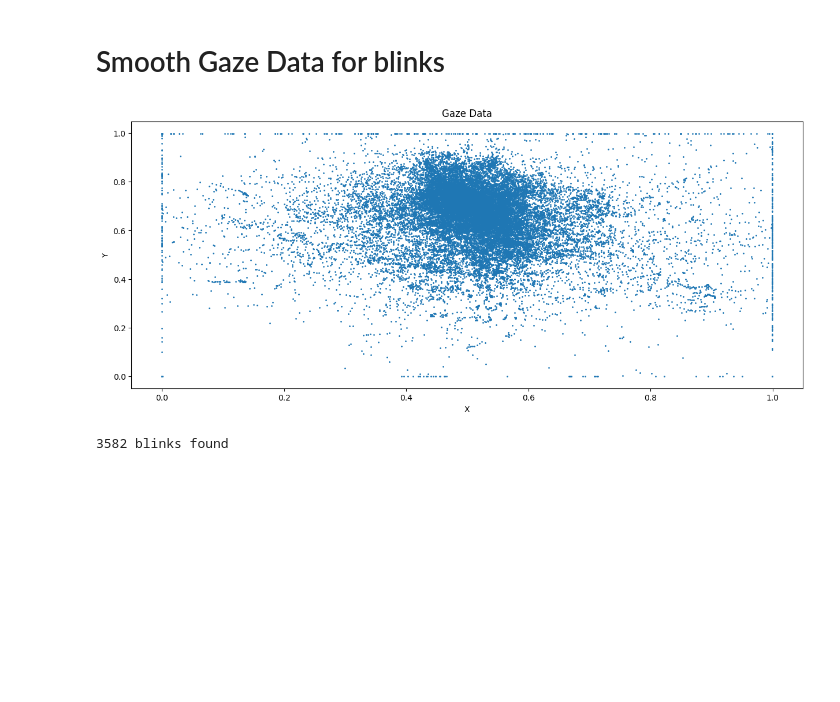
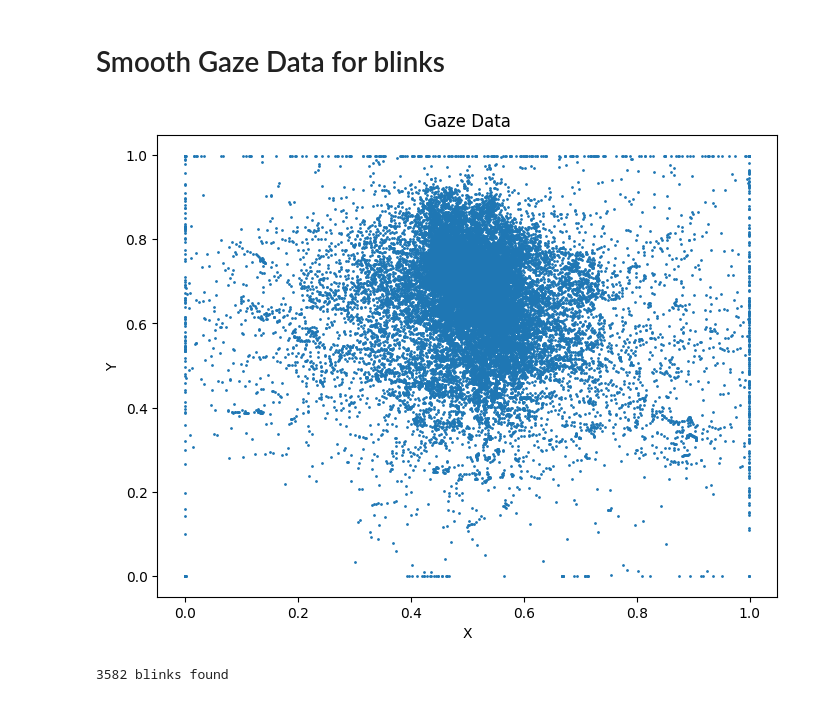
Before and after one commit to MichelleAppel/SCAPE, a Jupyter notebook: notebooks/gaze_demo.ipynb, the cells around one changed output. Saved outputs shown, nothing was run; the diff lists cells and outputs as text; code cells hidden in the pictures; blank space fills up the shorter version.

```diff
--- a/notebooks/gaze_demo.ipynb
+++ b/notebooks/gaze_demo.ipynb
@@ -419,15 +420,15 @@ plt.show()
 # Smooth Gaze Data for blinks
 # %%
 # plot eye gaze data
-plt.figure(figsize=(15, 6))
+plt.figure(figsize=(8, 6))
 # scatterplot x,y gaze data
 plt.scatter(gaze_data[:,0], gaze_data[:,1], s=1)
 plt.title('Gaze Data')
 plt.xlabel('X')
 plt.ylabel('Y')
 plt.show()
 # %% [output]
-[figure, old version]
+[figure, new version]
 # %%
 blink_epsilon = 0.05
 # find blinks where x or y is less than epsilon or more than 1-epsilon
```
Also changed, not shown: parts of 12 cells of this notebook, 3 other files.
